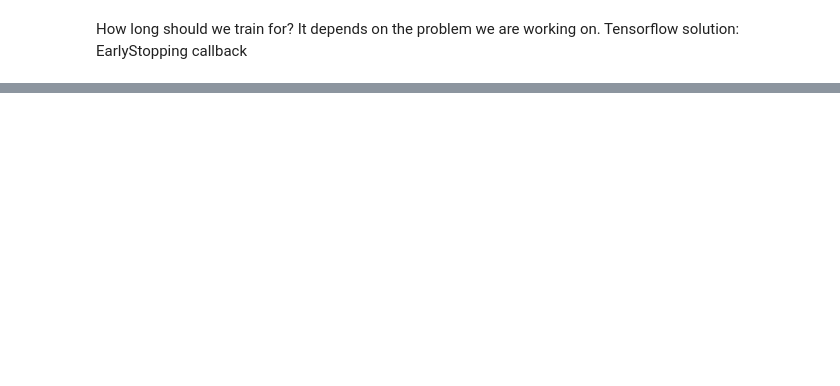
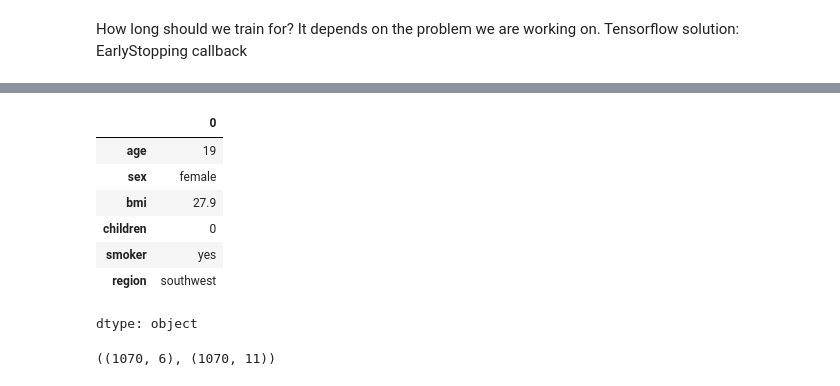
Before and after one commit to Sayantan615/Practice-Code, a Jupyter notebook: Tensorflow Labs/tensorflow_regression.ipynb, the cells around one changed output, grey strips where cells are left out. Saved outputs shown, nothing was run; the diff lists cells and outputs as text; code cells hidden in the pictures; blank space fills up the shorter version.

```diff
--- a/Tensorflow Labs/tensorflow_regression.ipynb
+++ b/Tensorflow Labs/tensorflow_regression.ipynb
@@ -760,0 +764,4 @@ Epoch 41/200
+# %%
+import pandas as pd
+data = pd.read_csv('https://raw.githubusercontent.com/stedy/Machine-Learning-with-R-datasets/refs/heads/master/insurance.csv')
+data
@@ -760,0 +782,19 @@ Epoch 41/200
+# %%
+from sklearn.compose import make_column_transformer
+from sklearn.preprocessing import MinMaxScaler, OneHotEncoder
+from sklearn.model_selection import train_test_split
+
+# Add this into my sklearn note
+ct = make_column_transformer(
+    (MinMaxScaler(), ['age', 'bmi', 'children']),
+    (OneHotEncoder(handle_unknown='ignore'), ['sex', 'smoker', 'region'])
+)
+
+X = data.drop('charges', axis=1)
+y = data['charges']
+
+X_train, X_test, y_train, y_test = train_test_split(X, y, test_size=0.2, random_state=42)
+
+ct.fit(X_train)
+X_train_normal = ct.transform(X_train)
+X_train_normal
@@ -760,0 +815,15 @@ Epoch 41/200
+# %%
+X_train.loc[0]
+# %% [output]
+|  | 0 |
+| age | 19 |
+| sex | female |
+| bmi | 27.9 |
+| children | 0 |
+| smoker | yes |
+| region | southwest |
+dtype: object
+# %%
+X_train.shape, X_train_normal.shape
+# %% [output]
+((1070, 6), (1070, 11))
```
Also changed, not shown: parts of 32 cells of this notebook.
